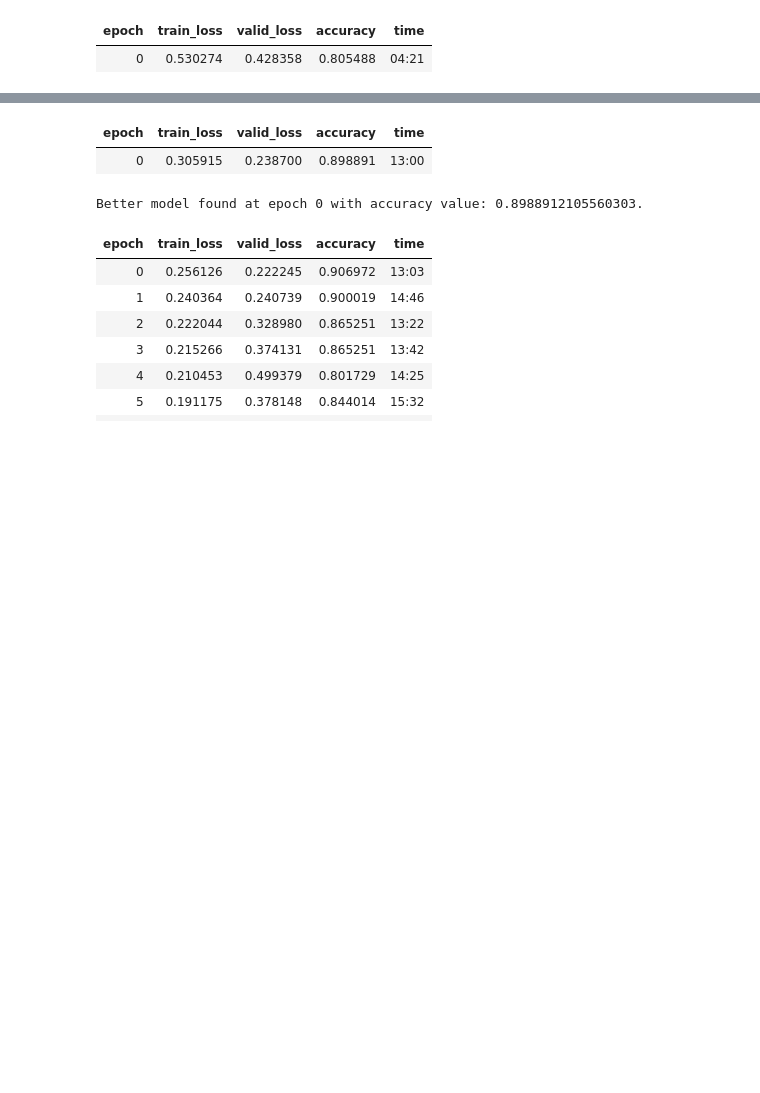
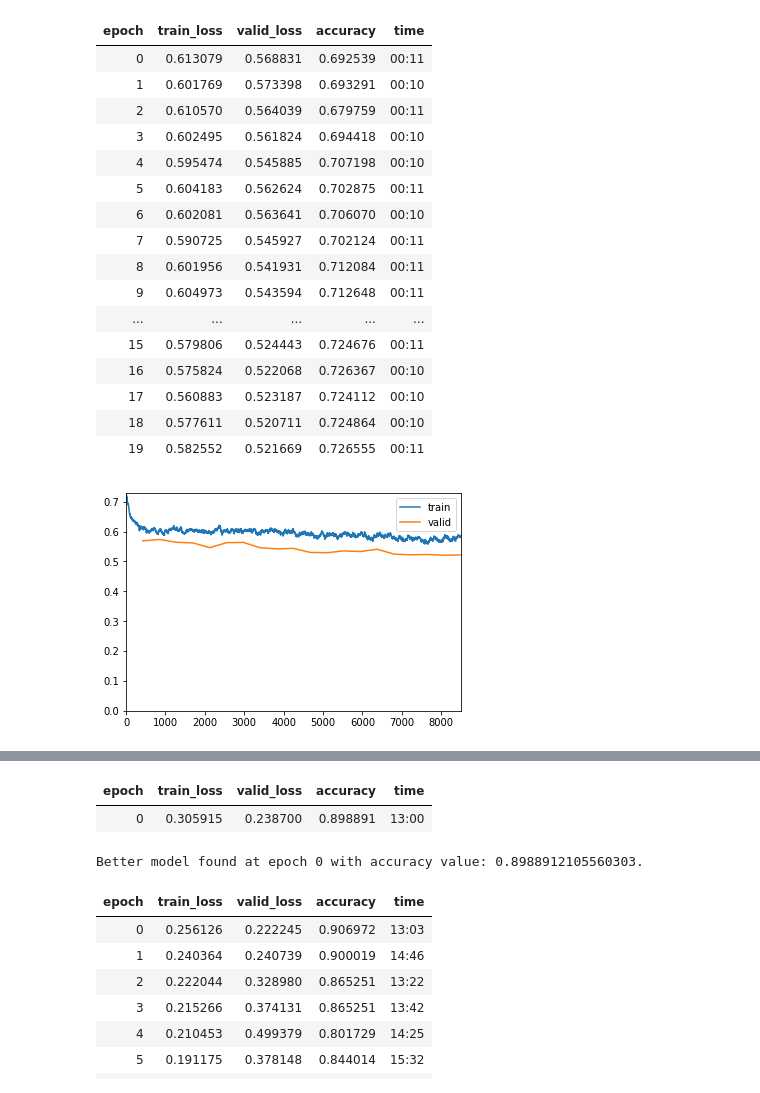
Before and after one commit to VicenteMoraes/SarcasmDetector, a Jupyter notebook: Classifier.ipynb, the cells around one changed output, grey strips where cells are left out. Drawn from its saved outputs; the diff is of its cells as text; code cells hidden in the pictures; blank space fills up the shorter version.

```diff
--- a/Classifier.ipynb
+++ b/Classifier.ipynb
@@ -32,6 +32,6 @@ data_classifier.show_batch()
 # %%
-learn = text_classifier_learner(data_classifier, AWD_LSTM, drop_mult=0.5)
-learn.load_encoder('learn1_enc')
+learn = text_classifier_learner(data_classifier, AWD_LSTM, callback_fns=ShowGraph)
+learn.load_encoder('learn-stage2-enc')
 # %%
 learn.lr_find()
 learn.recorder.plot()
@@ -42,5 +42,21 @@ LR Finder is complete, type {learner_name}.recorder.plot() to see the graph.
 # %%
-learn.fit_one_cycle(1, 1e-2, callbacks=[SaveModelCallback(learn, monitor="accuracy", mode="max")])
+learn.fit_one_cycle(20, 1e-2, callbacks=[SaveModelCallback(learn, monitor="accuracy", mode="max")])
 # %% [output]
 | epoch | train_loss | valid_loss | accuracy | time |
-| 0 | 0.530274 | 0.428358 | 0.805488 | 04:21 |
+| 0 | 0.613079 | 0.568831 | 0.692539 | 00:11 |
+| 1 | 0.601769 | 0.573398 | 0.693291 | 00:10 |
+| 2 | 0.610570 | 0.564039 | 0.679759 | 00:11 |
+| 3 | 0.602495 | 0.561824 | 0.694418 | 00:10 |
+| 4 | 0.595474 | 0.545885 | 0.707198 | 00:10 |
+| 5 | 0.604183 | 0.562624 | 0.702875 | 00:11 |
+| 6 | 0.602081 | 0.563641 | 0.706070 | 00:10 |
+| 7 | 0.590725 | 0.545927 | 0.702124 | 00:11 |
+| 8 | 0.601956 | 0.541931 | 0.712084 | 00:11 |
+| 9 | 0.604973 | 0.543594 | 0.712648 | 00:11 |
+| ... | ... | ... | ... | ... |
+| 15 | 0.579806 | 0.524443 | 0.724676 | 00:11 |
+| 16 | 0.575824 | 0.522068 | 0.726367 | 00:10 |
+| 17 | 0.560883 | 0.523187 | 0.724112 | 00:10 |
+| 18 | 0.577611 | 0.520711 | 0.724864 | 00:10 |
+| 19 | 0.582552 | 0.521669 | 0.726555 | 00:11 |
+[figure, added]
```
Also changed, not shown: parts of 3 cells of this notebook, 1 other file.
